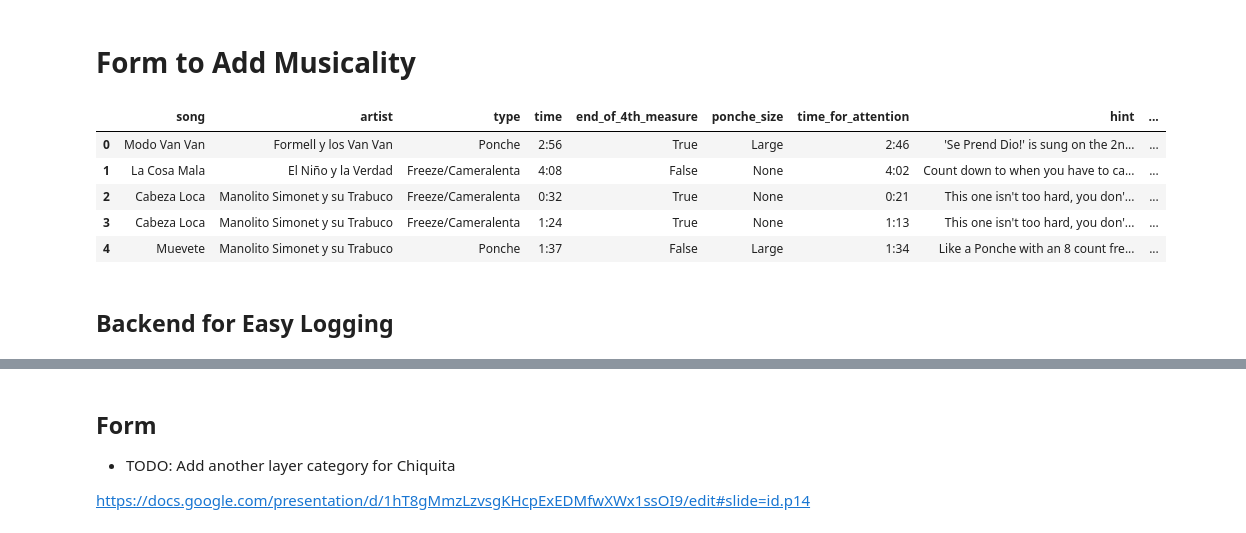
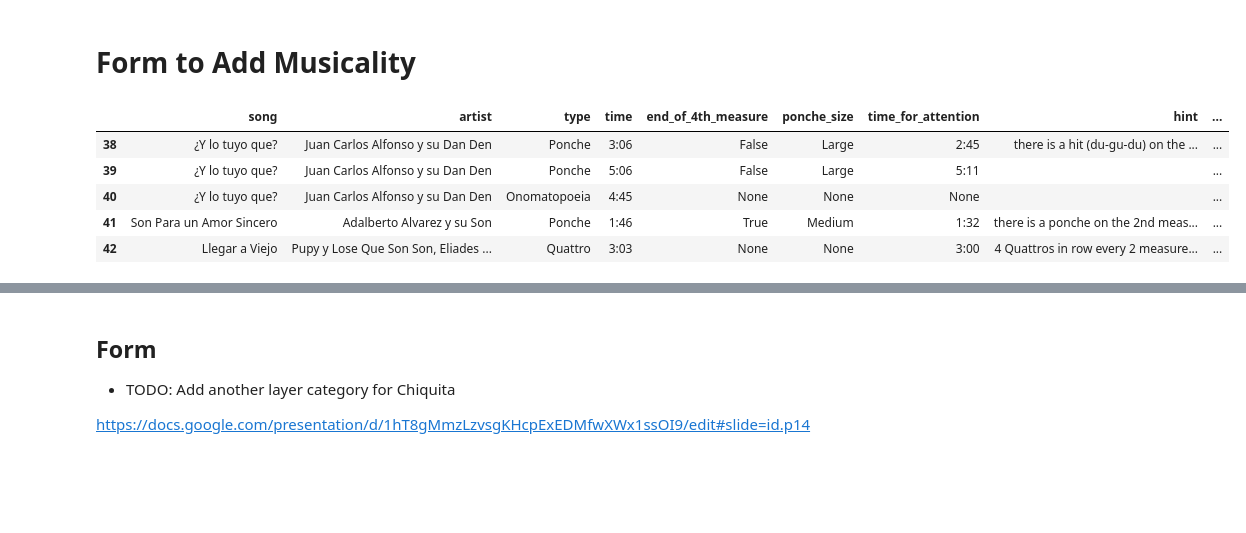
Before and after one commit to shaunfg/ponche-dictionary, a Jupyter notebook: add_musicality.ipynb, the cells around one changed output, grey strips where cells are left out. Cells and saved outputs as stored; diff of their text form; code cells hidden in the pictures; blank space fills up the shorter version.

```diff
--- a/add_musicality.ipynb
+++ b/add_musicality.ipynb
@@ -4,13 +4,11 @@
 %run /Users/shaunfendigan/Documents/ponche-dictionary/utils.ipynb
 # %%
 df = pd.read_json('musicality.json',orient = 'index')
-df.head()
+df.tail()
 # %% [output]
 |  | song | artist | type | time | end_of_4th_measure | ponche_size | time_for_attention | hint | ... |
-| 0 | Modo Van Van | Formell y los Van Van | Ponche | 2:56 | True | Large | 2:46 | 'Se Prend Dio!' is sung on the 2n... | ... |
-| 1 | La Cosa Mala | El Niño y la Verdad | Freeze/Cameralenta | 4:08 | False | None | 4:02 | Count down to when you have to ca... | ... |
-| 2 | Cabeza Loca | Manolito Simonet y su Trabuco | Freeze/Cameralenta | 0:32 | True | None | 0:21 | This one isn't too hard, you don'... | ... |
-| 3 | Cabeza Loca | Manolito Simonet y su Trabuco | Freeze/Cameralenta | 1:24 | True | None | 1:13 | This one isn't too hard, you don'... | ... |
-| 4 | Muevete | Manolito Simonet y su Trabuco | Ponche | 1:37 | False | Large | 1:34 | Like a Ponche with an 8 count fre... | ... |
+| 38 | ¿Y lo tuyo que? | Juan Carlos Alfonso y su Dan Den | Ponche | 3:06 | False | Large | 2:45 | there is a hit (du-gu-du) on the ... | ... |
+| 39 | ¿Y lo tuyo que? | Juan Carlos Alfonso y su Dan Den | Ponche | 5:06 | False | Large | 5:11 |  | ... |
+| 40 | ¿Y lo tuyo que? | Juan Carlos Alfonso y su Dan Den | Onomatopoeia | 4:45 | None | None | None |  | ... |
+| 41 | Son Para un Amor Sincero | Adalberto Alvarez y su Son | Ponche | 1:46 | True | Medium | 1:32 | there is a ponche on the 2nd meas... | ... |
+| 42 | Llegar a Viejo | Pupy y Lose Que Son Son, Eliades ... | Quattro | 3:03 | None | None | 3:00 | 4 Quattros in row every 2 measure... | ... |
-# %% [markdown]
-## Backend for Easy Logging
```
Also changed, not shown: parts of 13 cells of this notebook, 2 other files.
